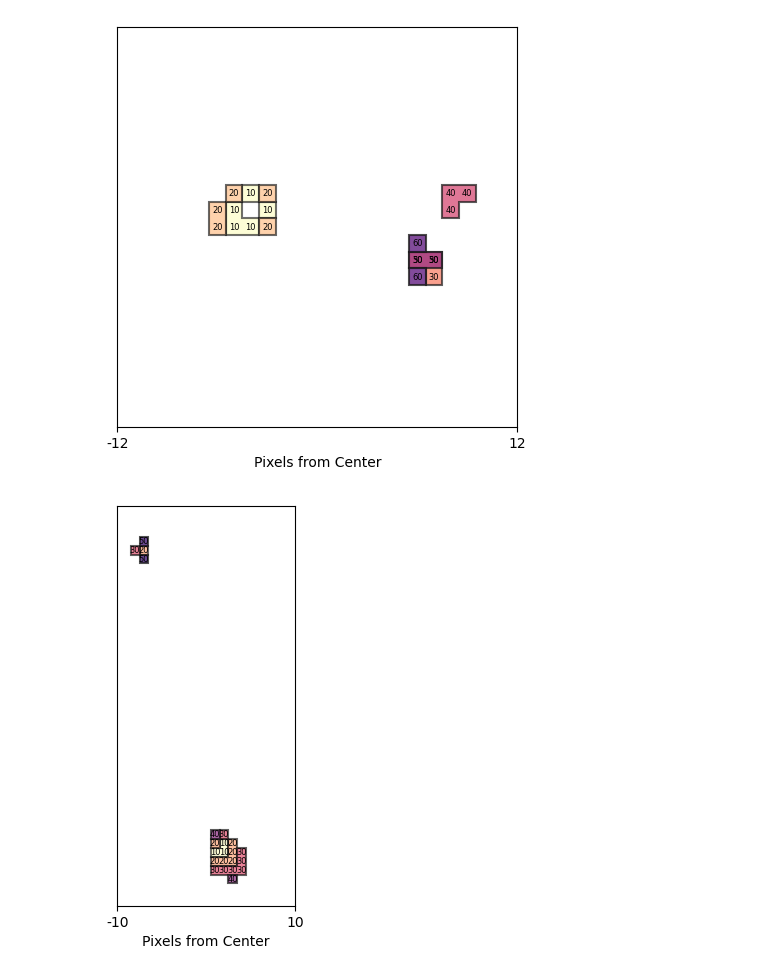
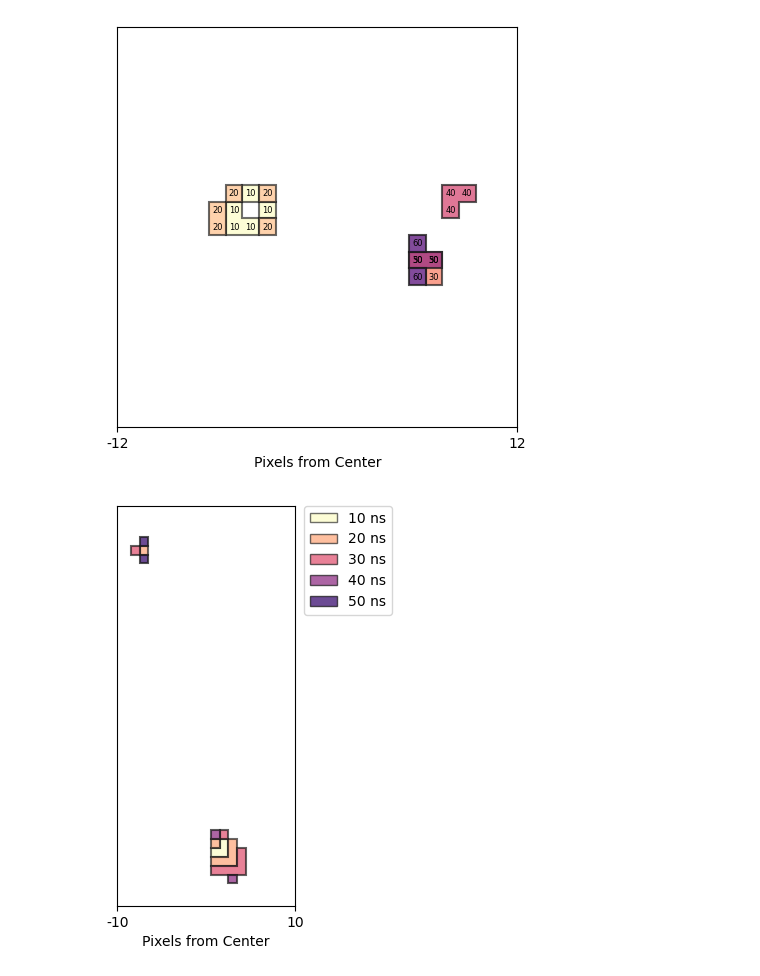
Before and after one commit to TsvikiHirsh/visualize_pixel_map, a Jupyter notebook: notebooks/tutorial.ipynb, the cells around one changed output. Drawn from its saved outputs; the diff is of its cells as text; code cells hidden in the pictures.

```diff
--- a/notebooks/tutorial.ipynb
+++ b/notebooks/tutorial.ipynb
@@ -2,4 +10,11 @@
 import visualize_pixel_map as vpm
 # %%
-data = vpm.Data()
+# Initialize Data with CSV file and custom time bins
+# Note: Use start_time, end_time, and time_step in nanoseconds
+data = vpm.Data(
+    csv_filepath="data.empirphot.csv",
+    start_time=0.0,
+    end_time=0.01,
+    time_step=10.0  # 10 ns step
+)
 # %%
@@ -11,7 +42,16 @@ data.plot(key=590,despine=False,zoom_size=25,cmap="magma_r",time_bins=80,show_sc
 # %% [output]
 [figure]
 # %%
-data.plot(key=635,despine=False,zoom_region=[60,80,175,220],cmap="magma_r",
-          time_bins=60,show_scale=True,)
+# Advanced plot with custom region, no labels, and legend
+data.plot(
+    key=635,
+    despine=False,
+    zoom_region=[60, 80, 175, 220],  # [x_min, x_max, y_min, y_max]
+    cmap="magma_r",
+    time_bins=60,  # [10, 20, 30, 40, 50, 60] ns
+    show_scale=True,
+    show_labels=False,
+    show_legend=True
+)
 # %% [output]
-[figure, old version]
+[figure, new version]
```
Also changed, not shown: parts of 4 cells of this notebook, 3 other files.
